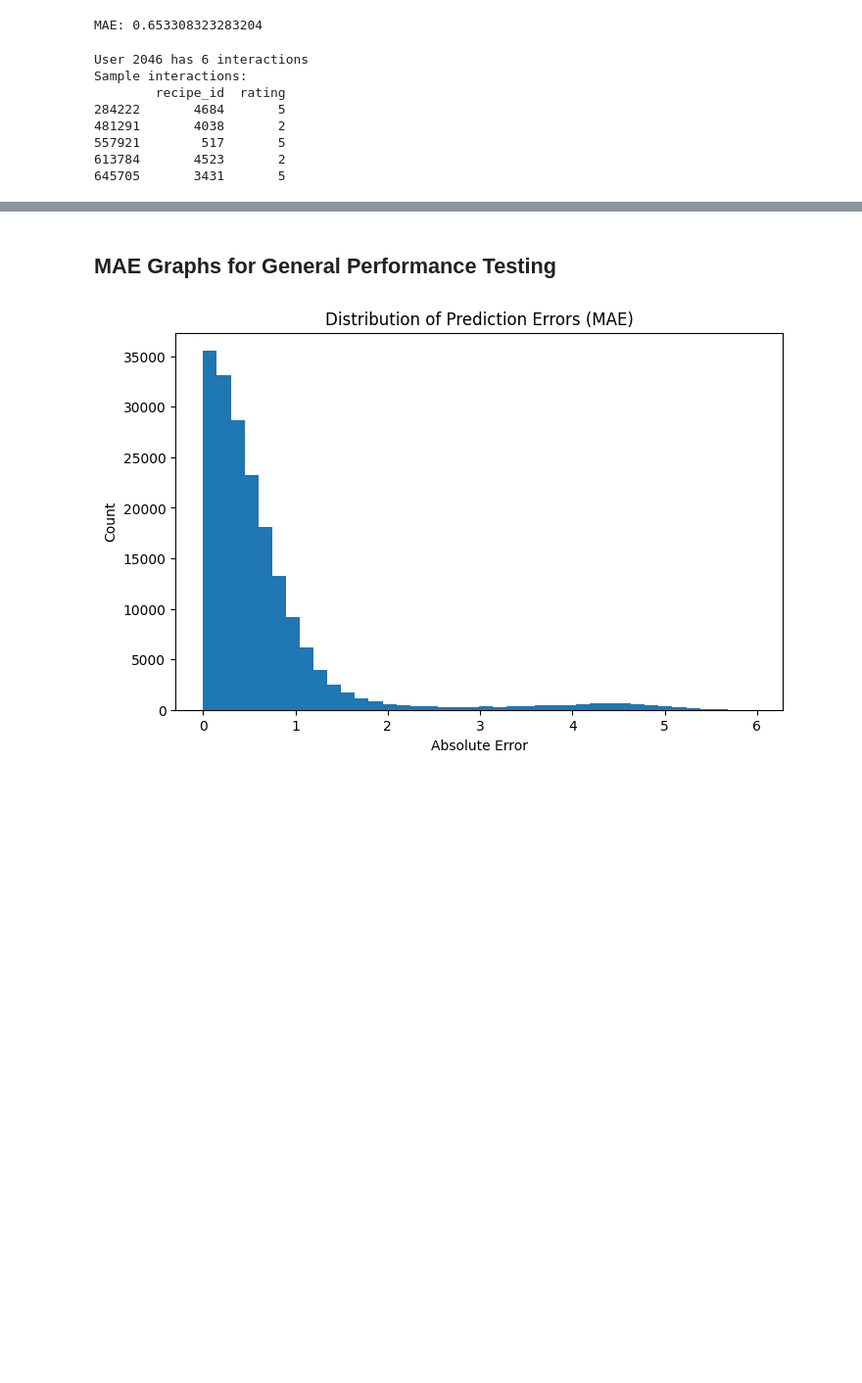
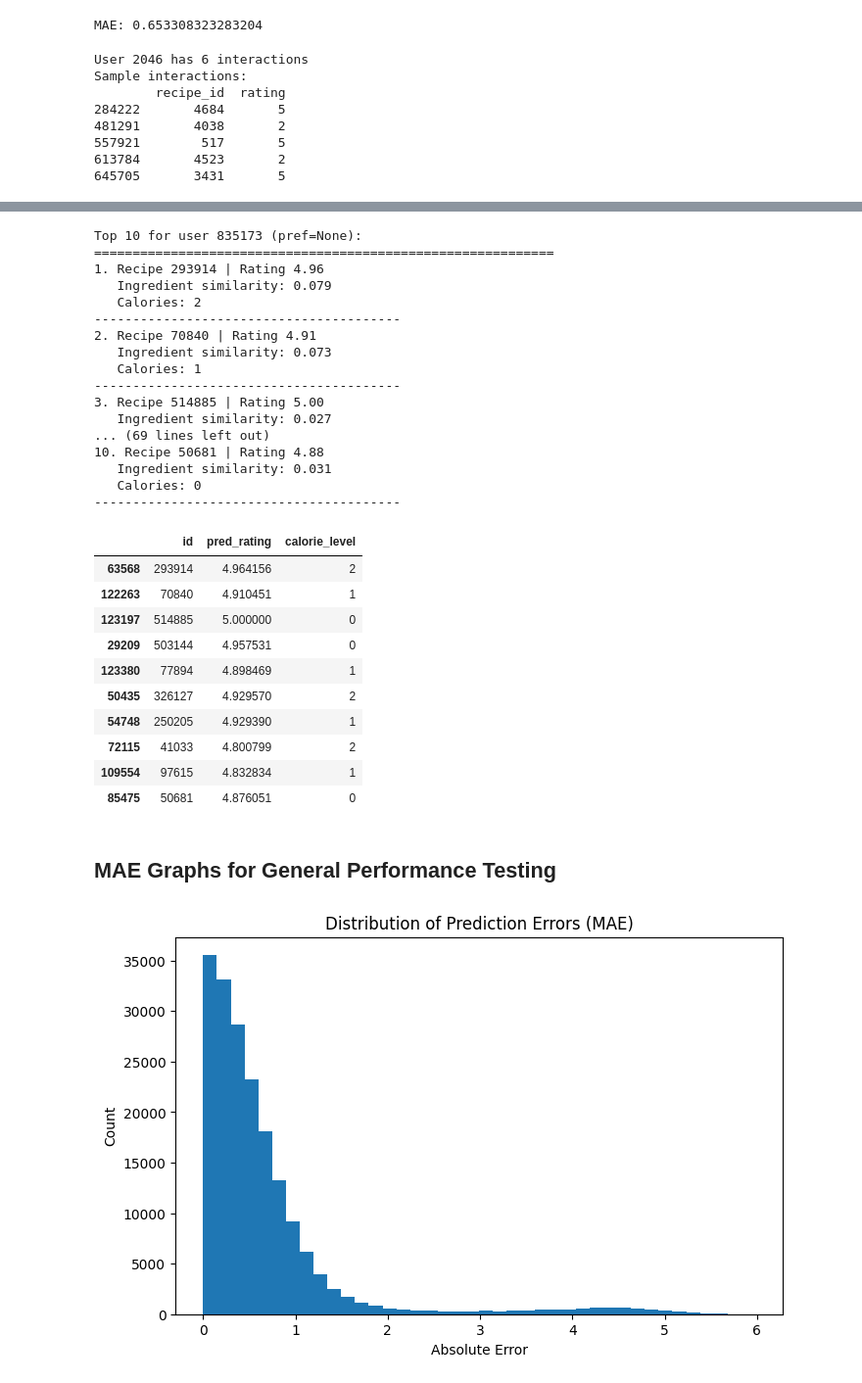
Before and after one commit to trhenry33/Byte-Baker-Recipe-Recommender, a Jupyter notebook: RecipeRecs.ipynb, the cells around one changed output, grey strips where cells are left out. Shown at 98% size. Saved outputs shown, nothing was run; the diff lists cells and outputs as text; code cells hidden in the pictures; blank space fills up the shorter version.

```diff
--- a/RecipeRecs.ipynb
+++ b/RecipeRecs.ipynb
@@ -409,3 +328,38 @@ Top 10 recipe recommendations for user 38094 (preference=None):
+# %%
+uid = interactions['user_id'].sample(1).iloc[0]
+recommend_recipes_for_user(uid, top_k=10)
+
+uid = interactions['user_id'].sample(1).iloc[0]
+recommend_recipes_for_user(uid, top_k=10)
+# %% [output]
+Top 10 for user 835173 (pref=None):
+============================================================
+1. Recipe 293914 | Rating 4.96
+   Ingredient similarity: 0.079
+   Calories: 2
+----------------------------------------
+2. Recipe 70840 | Rating 4.91
+   Ingredient similarity: 0.073
+   Calories: 1
+----------------------------------------
+3. Recipe 514885 | Rating 5.00
+   Ingredient similarity: 0.027
+... (69 lines left out)
+10. Recipe 50681 | Rating 4.88
+   Ingredient similarity: 0.031
+   Calories: 0
+----------------------------------------
+|  | id | pred_rating | calorie_level |
+| 63568 | 293914 | 4.964156 | 2 |
+| 122263 | 70840 | 4.910451 | 1 |
+| 123197 | 514885 | 5.000000 | 0 |
+| 29209 | 503144 | 4.957531 | 0 |
+| 123380 | 77894 | 4.898469 | 1 |
+| 50435 | 326127 | 4.929570 | 2 |
+| 54748 | 250205 | 4.929390 | 1 |
+| 72115 | 41033 | 4.800799 | 2 |
+| 109554 | 97615 | 4.832834 | 1 |
+| 85475 | 50681 | 4.876051 | 0 |
 # %% [markdown]
 ## MAE Graphs for General Performance Testing
 # %%
```
Also changed, not shown: parts of 3 cells of this notebook.
